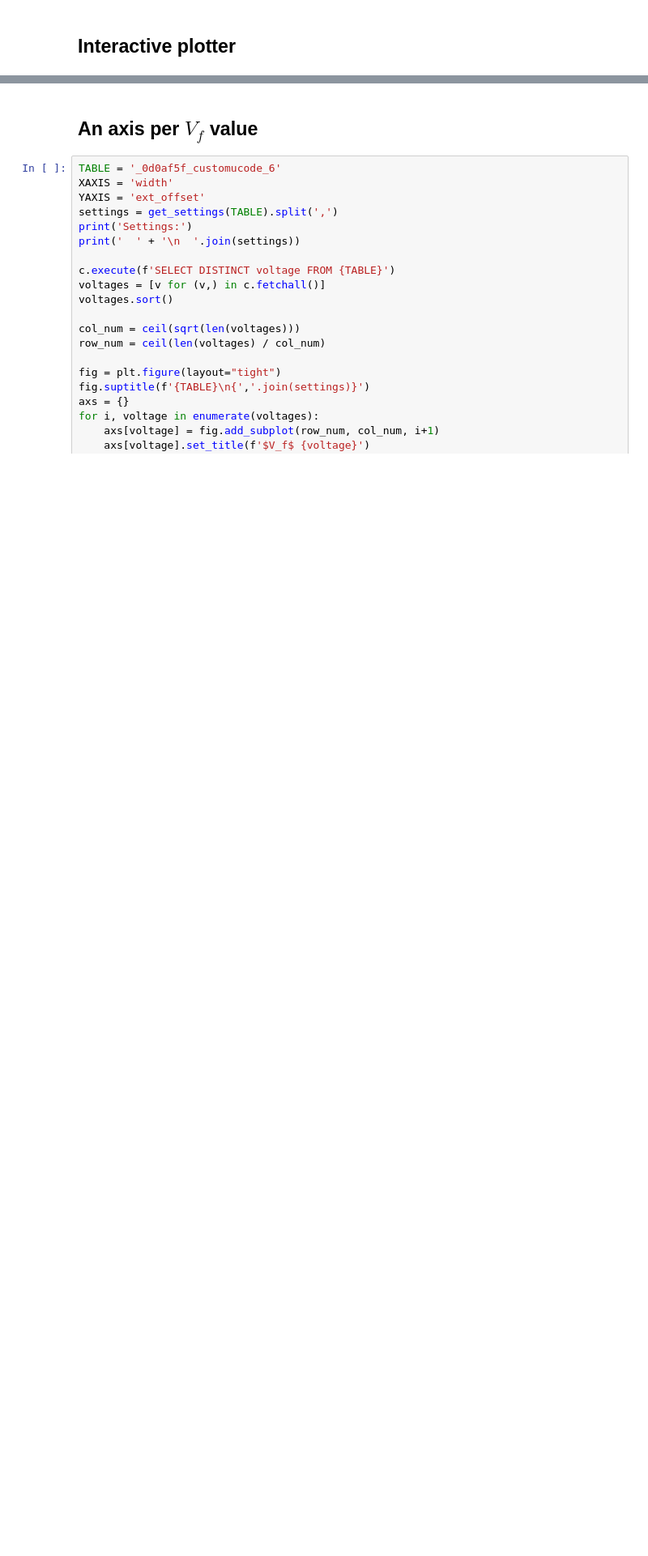
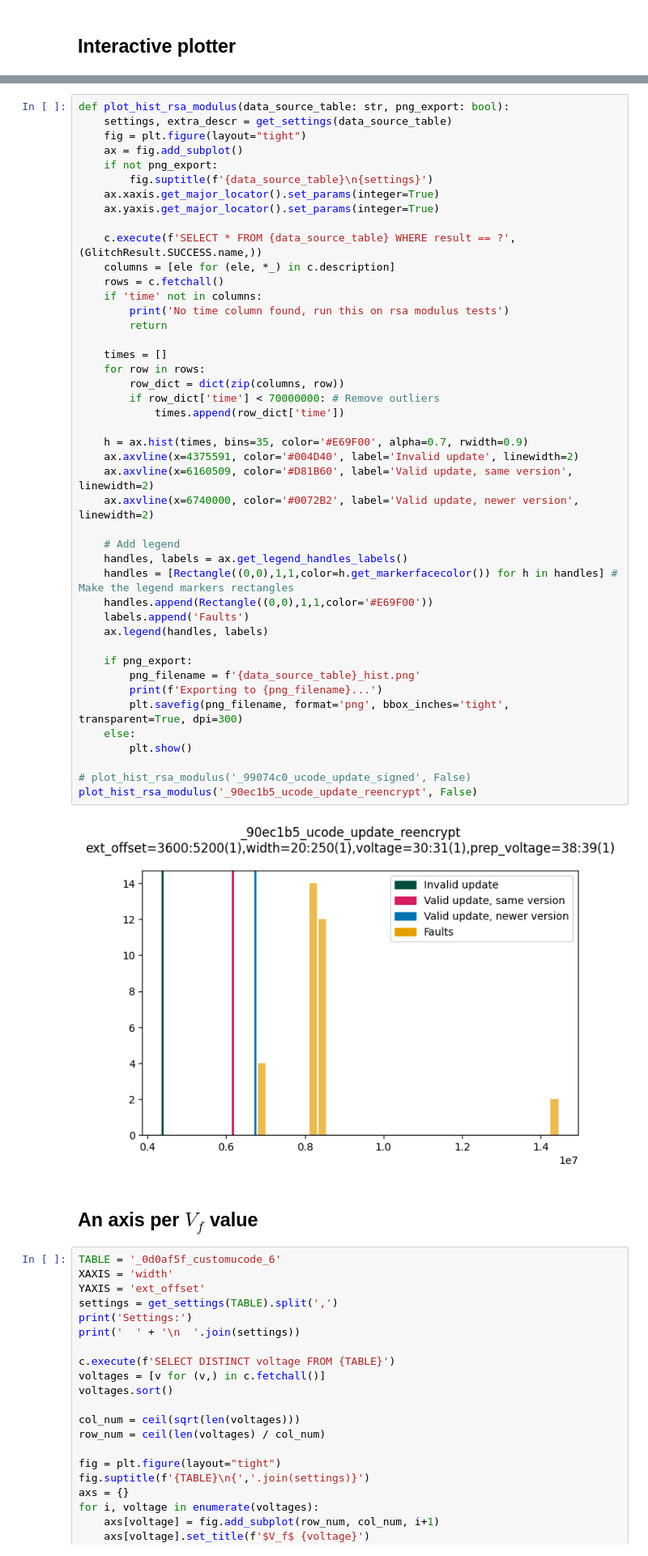
Before and after one commit to ceres-c/VU-Thesis, a Jupyter notebook: notebooks/plot_from_db.ipynb, the cells around one changed output, grey strips where cells are left out. Shown at 81% size. Saved outputs shown, nothing was run; the diff lists cells and outputs as text; blank space fills up the shorter version.

```diff
--- a/notebooks/plot_from_db.ipynb
+++ b/notebooks/plot_from_db.ipynb
@@ -182,3 +339,49 @@ Exporting to _03168d2_reg_hist.png...
+# %%
+def plot_hist_rsa_modulus(data_source_table: str, png_export: bool):
+	settings, extra_descr = get_settings(data_source_table)
+	fig = plt.figure(layout="tight")
+	ax = fig.add_subplot()
+	if not png_export:
+		fig.suptitle(f'{data_source_table}\n{settings}')
+	ax.xaxis.get_major_locator().set_params(integer=True)
+	ax.yaxis.get_major_locator().set_params(integer=True)
+
+	c.execute(f'SELECT * FROM {data_source_table} WHERE result == ?', (GlitchResult.SUCCESS.name,))
+	columns = [ele for (ele, *_) in c.description]
+	rows = c.fetchall()
+	if 'time' not in columns:
+		print('No time column found, run this on rsa modulus tests')
+		return
+
+	times = []
+	for row in rows:
+		row_dict = dict(zip(columns, row))
+		if row_dict['time'] < 70000000: # Remove outliers
+			times.append(row_dict['time'])
+
+	h = ax.hist(times, bins=35, color='#E69F00', alpha=0.7, rwidth=0.9)
+	ax.axvline(x=4375591, color='#004D40', label='Invalid update', linewidth=2)
+	ax.axvline(x=6160509, color='#D81B60', label='Valid update, same version', linewidth=2)
+	ax.axvline(x=6740000, color='#0072B2', label='Valid update, newer version', linewidth=2)
+
+	# Add legend
+	handles, labels = ax.get_legend_handles_labels()
+	handles = [Rectangle((0,0),1,1,color=h.get_markerfacecolor()) for h in handles] # Make the legend markers rectangles
+	handles.append(Rectangle((0,0),1,1,color='#E69F00'))
+	labels.append('Faults')
+	ax.legend(handles, labels)
+
+	if png_export:
+		png_filename = f'{data_source_table}_hist.png'
+		print(f'Exporting to {png_filename}...')
+		plt.savefig(png_filename, format='png', bbox_inches='tight', transparent=True, dpi=300)
+	else:
+		plt.show()
+
+# plot_hist_rsa_modulus('_99074c0_ucode_update_signed', False)
+plot_hist_rsa_modulus('_90ec1b5_ucode_update_reencrypt', False)
+# %% [output]
+[figure, added]
 # %% [markdown]
 ## An axis per $V_f$ value
 # %%
```
Also changed, not shown: parts of 9 cells of this notebook, 3 other files.
